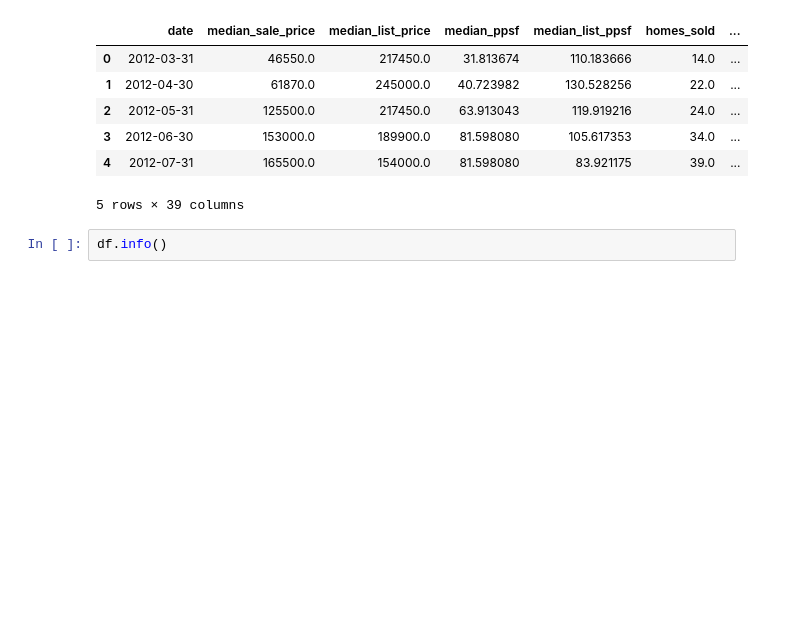
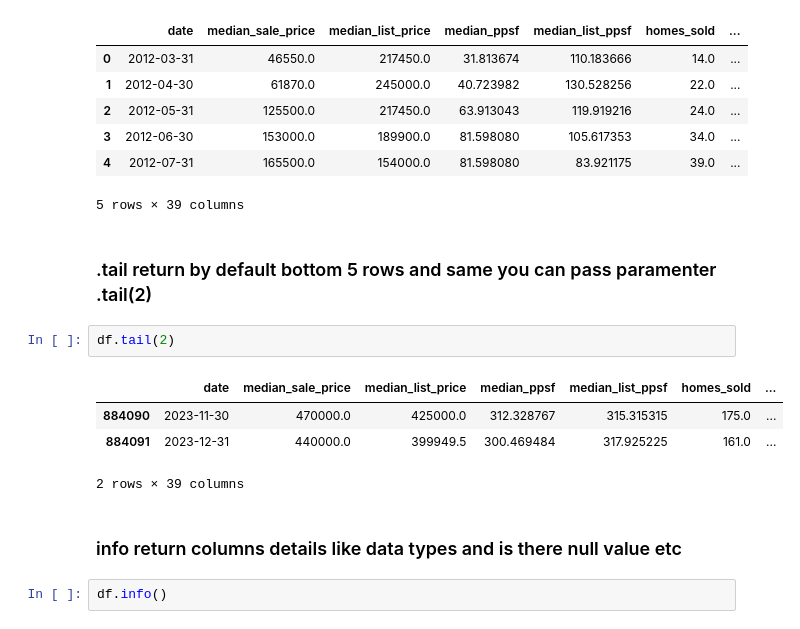
Before and after one commit to MusaBangash/scikitLearn, a Jupyter notebook: notebooks/01_eda.ipynb, the cells around one changed output. Saved outputs shown, nothing was run; the diff lists cells and outputs as text; blank space fills up the shorter version.

```diff
--- a/notebooks/01_eda.ipynb
+++ b/notebooks/01_eda.ipynb
@@ -35,6 +44,17 @@ df.head()
 | 3 | 2012-06-30 | 153000.0 | 189900.0 | 81.598080 | 105.617353 | 34.0 | ... |
 | 4 | 2012-07-31 | 165500.0 | 154000.0 | 81.598080 | 83.921175 | 39.0 | ... |
 5 rows × 39 columns
+# %% [markdown]
+### .tail return by default bottom 5 rows and same you can pass paramenter .tail(2)
+# %%
+df.tail(2)
+# %% [output]
+|  | date | median_sale_price | median_list_price | median_ppsf | median_list_ppsf | homes_sold | ... |
+| 884090 | 2023-11-30 | 470000.0 | 425000.0 | 312.328767 | 315.315315 | 175.0 | ... |
+| 884091 | 2023-12-31 | 440000.0 | 399949.5 | 300.469484 | 317.925225 | 161.0 | ... |
+2 rows × 39 columns
+# %% [markdown]
+### info return columns details like data types and is there null value etc
 # %%
 df.info()
 # %% [output]
```
Also changed, not shown: parts of 19 cells of this notebook.
